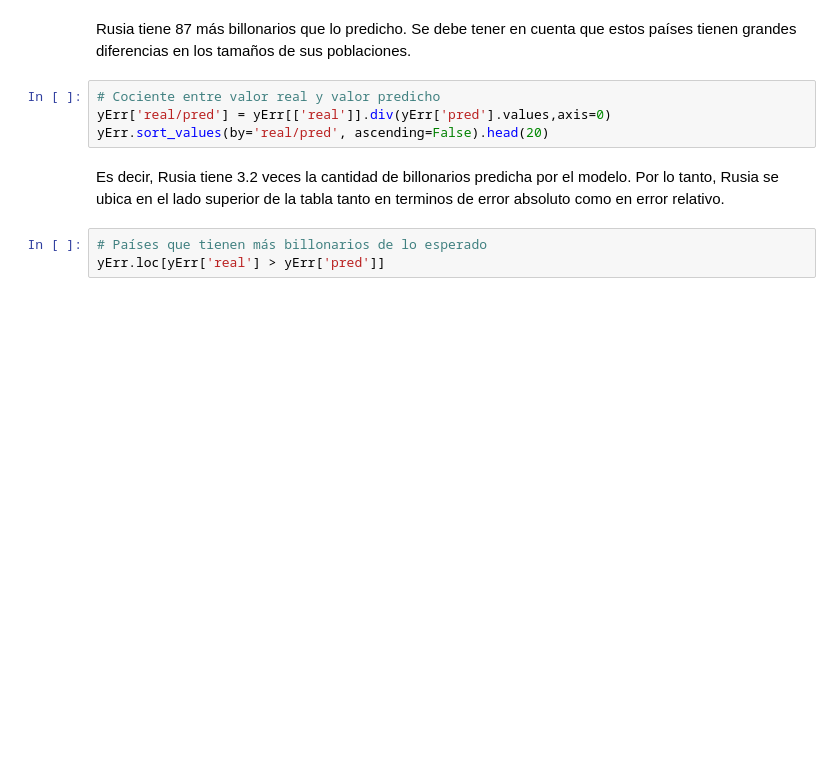
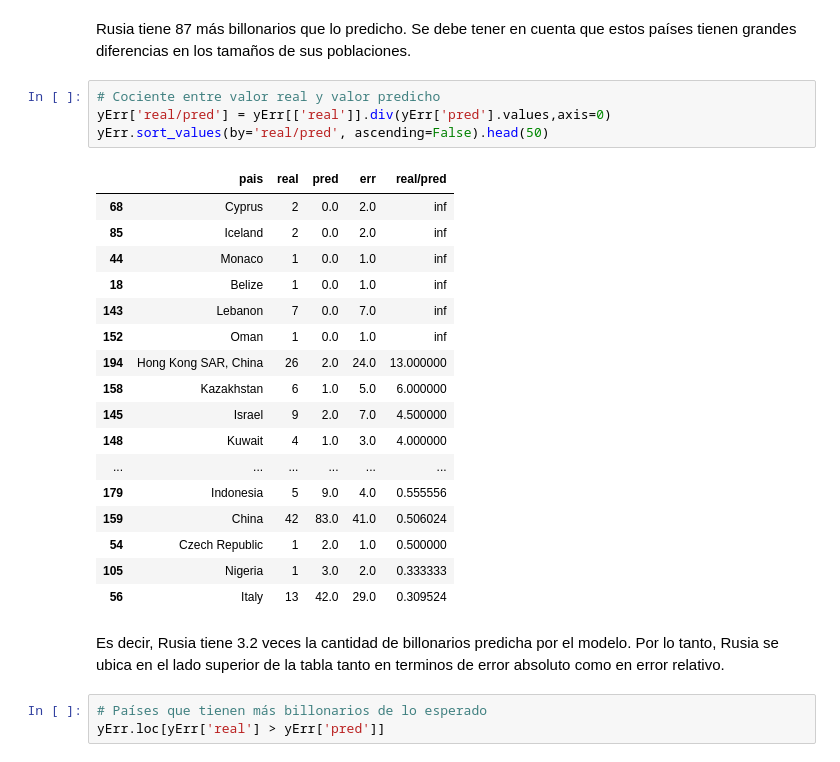
Before and after one commit to ehopperdietzel/billionaires-analysis, a Jupyter notebook: info147_tarea2.ipynb, the cells around one changed output. Drawn from its saved outputs; the diff is of its cells as text; blank space fills up the shorter version.

```diff
--- a/info147_tarea2.ipynb
+++ b/info147_tarea2.ipynb
@@ -390,7 +435,25 @@ Rusia tiene 87 más billonarios que lo predicho. Se debe tener en cuenta que est
 # %%
 # Cociente entre valor real y valor predicho
 yErr['real/pred'] = yErr[['real']].div(yErr['pred'].values,axis=0)
-yErr.sort_values(by='real/pred', ascending=False).head(20)
+yErr.sort_values(by='real/pred', ascending=False).head(50)
+# %% [output]
+|  | pais | real | pred | err | real/pred |
+| 68 | Cyprus | 2 | 0.0 | 2.0 | inf |
+| 85 | Iceland | 2 | 0.0 | 2.0 | inf |
+| 44 | Monaco | 1 | 0.0 | 1.0 | inf |
+| 18 | Belize | 1 | 0.0 | 1.0 | inf |
+| 143 | Lebanon | 7 | 0.0 | 7.0 | inf |
+| 152 | Oman | 1 | 0.0 | 1.0 | inf |
+| 194 | Hong Kong SAR, China | 26 | 2.0 | 24.0 | 13.000000 |
+| 158 | Kazakhstan | 6 | 1.0 | 5.0 | 6.000000 |
+| 145 | Israel | 9 | 2.0 | 7.0 | 4.500000 |
+| 148 | Kuwait | 4 | 1.0 | 3.0 | 4.000000 |
+| ... | ... | ... | ... | ... | ... |
+| 179 | Indonesia | 5 | 9.0 | 4.0 | 0.555556 |
+| 159 | China | 42 | 83.0 | 41.0 | 0.506024 |
+| 54 | Czech Republic | 1 | 2.0 | 1.0 | 0.500000 |
+| 105 | Nigeria | 1 | 3.0 | 2.0 | 0.333333 |
+| 56 | Italy | 13 | 42.0 | 29.0 | 0.309524 |
 # %% [markdown]
 Es decir, Rusia tiene 3.2 veces la cantidad de billonarios predicha por el modelo. Por lo tanto, Rusia se ubica en el lado superior de la tabla tanto en terminos de error absoluto como en error relativo.
 # %%
```
Also changed, not shown: parts of 14 cells of this notebook.
